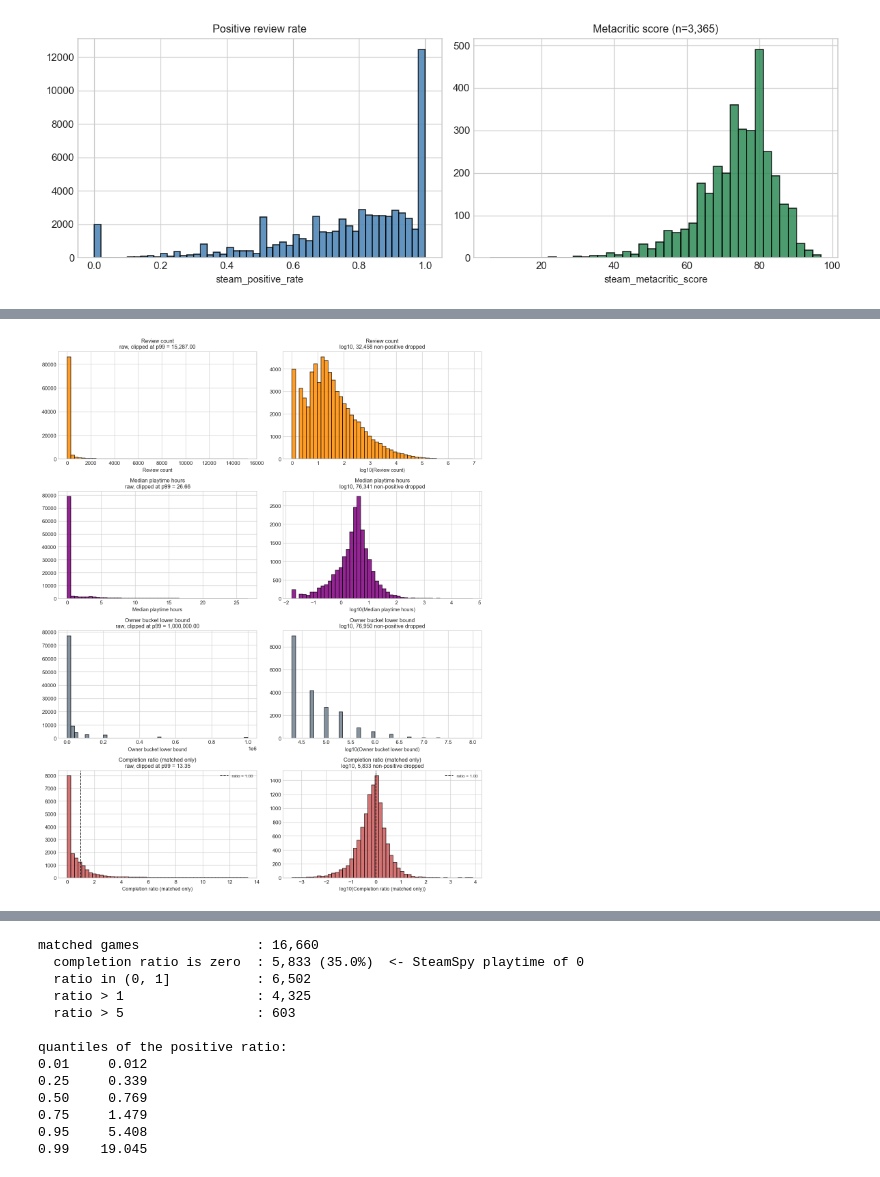
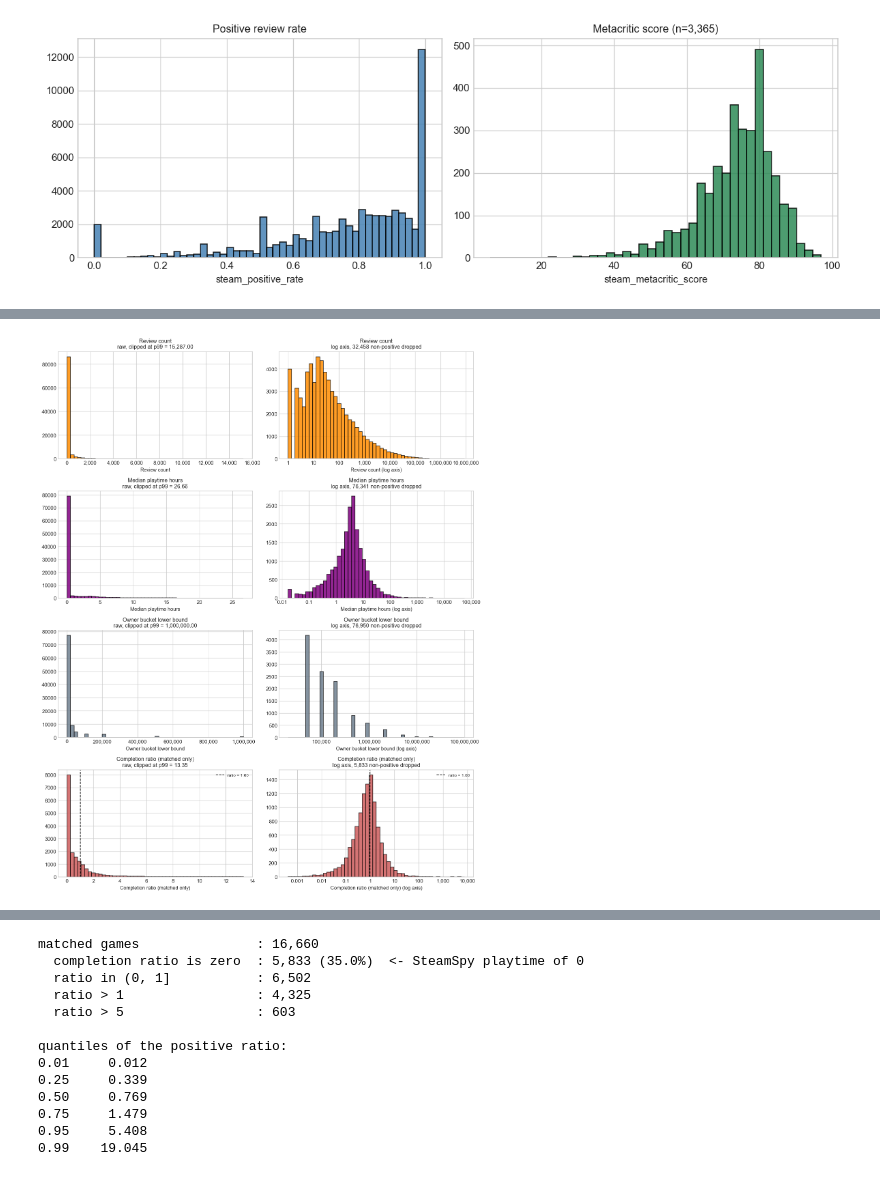
Before and after one commit to SinYang13/IS630, a Jupyter notebook: notebooks/01_eda.ipynb, the cells around one changed output, grey strips where cells are left out. Drawn from its saved outputs; the diff is of its cells as text; code cells hidden in the pictures.

```diff
--- a/notebooks/01_eda.ipynb
+++ b/notebooks/01_eda.ipynb
@@ -46,6 +46,7 @@ import sys
 from pathlib import Path
 
 import matplotlib.pyplot as plt
+import matplotlib.ticker as mticker
 import numpy as np
 import pandas as pd
 import seaborn as sns
@@ -72,13 +73,16 @@ def ascii_names(s):
     """Strip non-ASCII title characters so tables print cleanly in any console."""
     return s.astype(str).str.encode("ascii", "replace").str.decode("ascii")
 
+# Plain-number tick labels for log axes: 1, 10, 100, 1,000 rather than 10^0, 10^1.
+READABLE = mticker.FuncFormatter(lambda v, _: f"{v:,.0f}" if v >= 1 else f"{v:g}")
+
 def raw_vs_log(axes_pair, series, label, colour="steelblue", clip_q=0.99, drop_zero=True):
-    """Plot a variable untransformed on the left and log10 on the right.
+    """Plot a variable untransformed on the left and on a log-scaled axis on the right.
 
     The raw panel is clipped at a high percentile, otherwise a handful of extreme
     values compress everything else into the first bin. The clip point is stated
-    in the title. Zeros are dropped from the log panel because log10(0) is
-    undefined, and the count dropped is stated."""
+    in the title. Zeros are dropped from the log panel because zero cannot sit on a
+    log axis, and the count dropped is stated."""
     ax_raw, ax_log = axes_pair
     s = series.dropna()
 
@@ -87,9 +91,16 @@ def raw_vs_log(axes_pair, series, label, colour="steelblue", clip_q=0.99, drop_z
     ax_raw.hist(shown, bins=50, color=colour, edgecolor="black", alpha=0.85)
     ax_raw.set_title(f"{label}\nraw, clipped at p{int(clip_q * 100)} = {cut:,.2f}")
     ax_raw.set_xlabel(label)
+    ax_raw.xaxis.set_major_formatter(mticker.FuncFormatter(lambda v, _: f"{v:,.0f}" if abs(v) >= 1 or v == 0 else f"{v:g}"))
 
     pos = s[s > 0] if drop_zero else s
     n_zero = int((s <= 0).sum())
-    ax_log.hist(np.log10(pos), bins=50, color=colour, edgecolor="black", alpha=0.85)
-    ax_log.set_title(f"{label}\nlog10, {n_zero:,} non-positive dropped")
-    ax_log.set_xlabel(f"log10({label})")
+    # Log-spaced bins on a log axis: the same shape as a histogram of log10 values,
+    # but the tick labels show the real values rather than exponents.
+    bins = np.logspace(np.log10(pos.min()), np.log10(pos.max()), 51)
+    ax_log.hist(pos, bins=bins, color=colour, edgecolor="black", alpha=0.85)
+    ax_log.set_xscale("log")
+    ax_log.xaxis.set_major_formatter(READABLE)
+    ax_log.xaxis.set_minor_formatter(mticker.NullFormatter())
+    ax_log.set_title(f"{label}\nlog axis, {n_zero:,} non-positive dropped")
+    ax_log.set_xlabel(f"{label} (log axis)")
@@ -421,16 +480,16 @@ plt.show()
 # %%
-# Heavy-tailed candidate targets, raw on the left and log10 on the right
+# Heavy-tailed candidate targets, raw on the left and on a log axis on the right
 fig, axes = plt.subplots(4, 2, figsize=(12, 15))
 raw_vs_log(axes[0], df["steam_review_count"].astype(float), "Review count", "darkorange")
 raw_vs_log(axes[1], df["steam_playtime_hours"], "Median playtime hours", "purple")
 raw_vs_log(axes[2], df["steam_owners_lower"], "Owner bucket lower bound", "slategray")
 raw_vs_log(axes[3], matched["completion_ratio"], "Completion ratio (matched only)", "indianred")
-axes[3][1].axvline(0, color="black", linestyle="--", linewidth=1.2, label="ratio = 1.00")
+axes[3][1].axvline(1, color="black", linestyle="--", linewidth=1.2, label="ratio = 1.00")
 axes[3][1].legend(fontsize=8)
 axes[3][0].axvline(1, color="black", linestyle="--", linewidth=1.2, label="ratio = 1.00")
 axes[3][0].legend(fontsize=8)
 plt.tight_layout()
 save_fig(fig, "01_q3_targets_raw_vs_log")
 plt.show()
 # %% [output]
-[figure, old version]
+[figure, new version]
```
Also changed, not shown: parts of 47 cells of this notebook, 11 other files.
